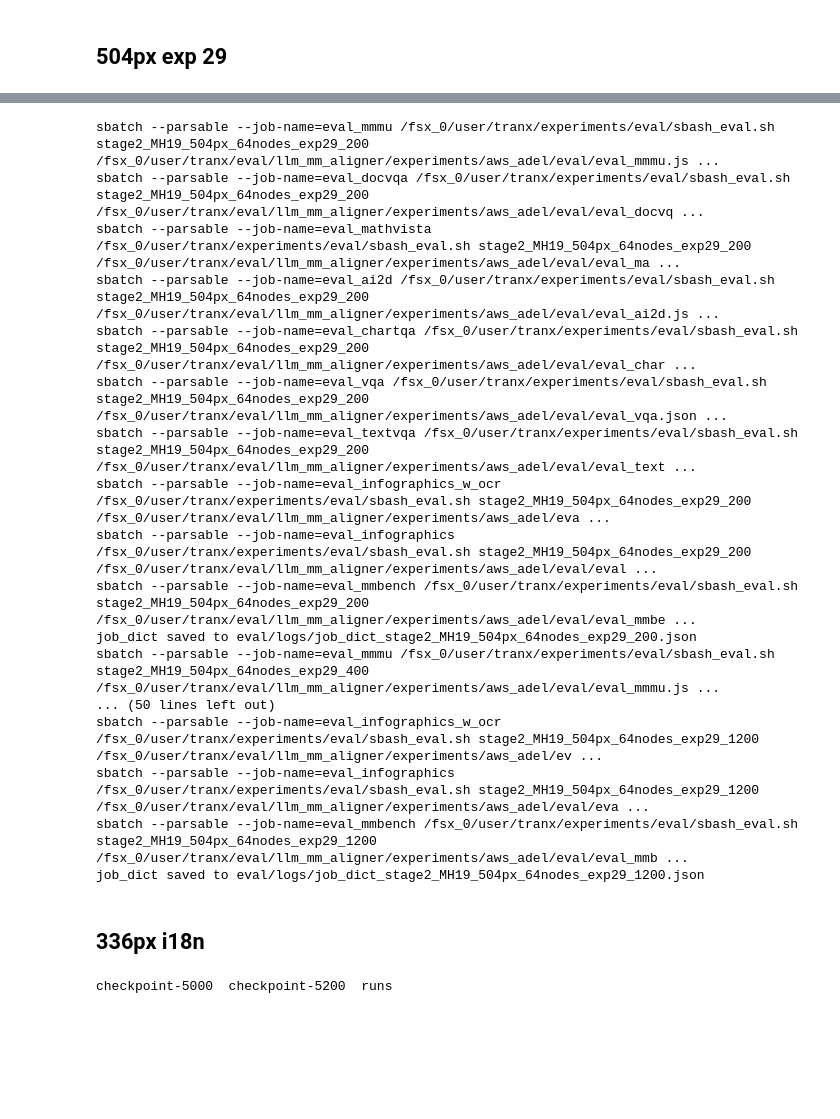
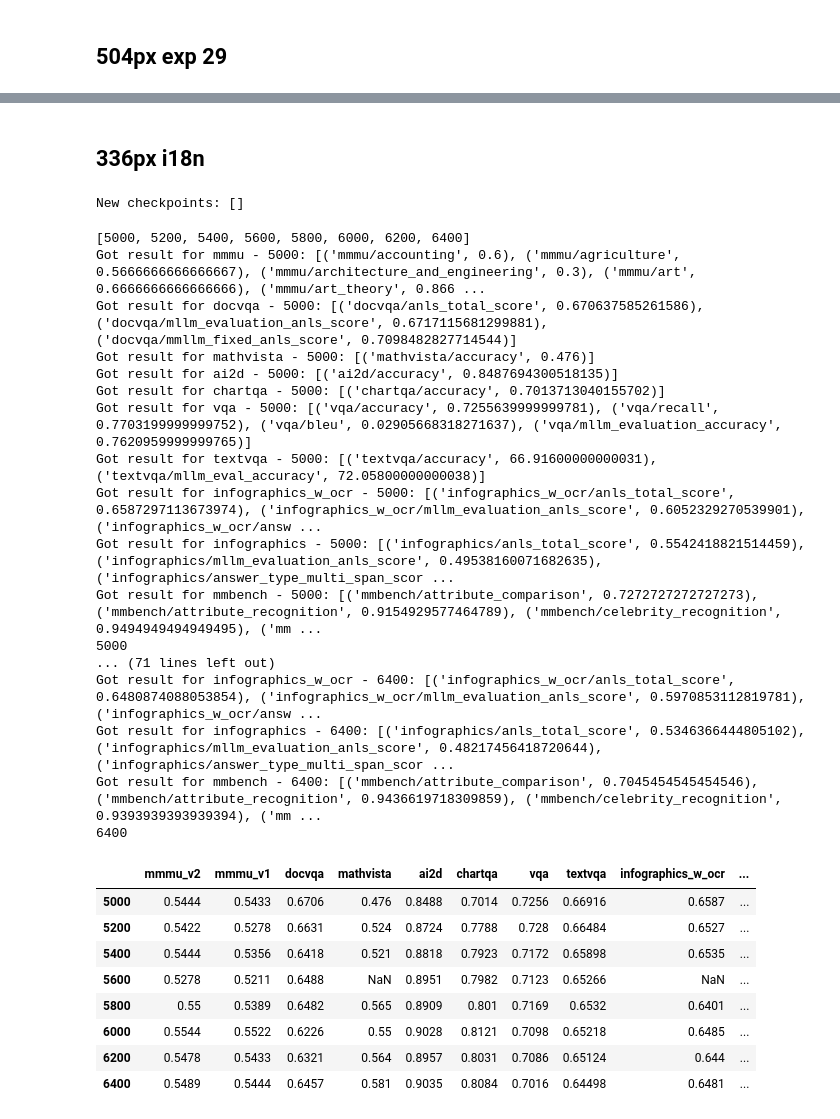
Before and after one commit to harrytranx/experiments, a Jupyter notebook: eval.ipynb, the cells around one changed output, grey strips where cells are left out. Cells and saved outputs as stored; diff of their text form; code cells hidden in the pictures; blank space fills up the shorter version.

```diff
--- a/eval.ipynb
+++ b/eval.ipynb
@@ -454,34 +492,40 @@ checkpoint-1200  checkpoint-400  checkpoint-800
-# %%
-checkpoints = [200, 400, 600, 800, 1000, 1200]
-for c in checkpoints:
-    plan_dict = eval_helper.run_eval_plan(
-        eval_base_sbatch=EVAL_SBATCH,
-        eval_plan=f"stage2_MH19_504px_64nodes_exp29_{c}",
-        eval_config_dir=EVAL_CONFIG_DIR,
-        checkpoint_dir="/fsx_0/checkpoints/tranx/MM9-Stage2-70B/MH19_504px_64nodes_exp29",
-        checkpoints=[c]
-    )
-# %% [output]
-sbatch --parsable --job-name=eval_mmmu /fsx_0/user/tranx/experiments/eval/sbash_eval.sh stage2_MH19_504px_64nodes_exp29_200 /fsx_0/user/tranx/eval/llm_mm_aligner/experiments/aws_adel/eval/eval_mmmu.js ...
-sbatch --parsable --job-name=eval_docvqa /fsx_0/user/tranx/experiments/eval/sbash_eval.sh stage2_MH19_504px_64nodes_exp29_200 /fsx_0/user/tranx/eval/llm_mm_aligner/experiments/aws_adel/eval/eval_docvq ...
-sbatch --parsable --job-name=eval_mathvista /fsx_0/user/tranx/experiments/eval/sbash_eval.sh stage2_MH19_504px_64nodes_exp29_200 /fsx_0/user/tranx/eval/llm_mm_aligner/experiments/aws_adel/eval/eval_ma ...
-sbatch --parsable --job-name=eval_ai2d /fsx_0/user/tranx/experiments/eval/sbash_eval.sh stage2_MH19_504px_64nodes_exp29_200 /fsx_0/user/tranx/eval/llm_mm_aligner/experiments/aws_adel/eval/eval_ai2d.js ...
-sbatch --parsable --job-name=eval_chartqa /fsx_0/user/tranx/experiments/eval/sbash_eval.sh stage2_MH19_504px_64nodes_exp29_200 /fsx_0/user/tranx/eval/llm_mm_aligner/experiments/aws_adel/eval/eval_char ...
-sbatch --parsable --job-name=eval_vqa /fsx_0/user/tranx/experiments/eval/sbash_eval.sh stage2_MH19_504px_64nodes_exp29_200 /fsx_0/user/tranx/eval/llm_mm_aligner/experiments/aws_adel/eval/eval_vqa.json ...
-sbatch --parsable --job-name=eval_textvqa /fsx_0/user/tranx/experiments/eval/sbash_eval.sh stage2_MH19_504px_64nodes_exp29_200 /fsx_0/user/tranx/eval/llm_mm_aligner/experiments/aws_adel/eval/eval_text ...
-sbatch --parsable --job-name=eval_infographics_w_ocr /fsx_0/user/tranx/experiments/eval/sbash_eval.sh stage2_MH19_504px_64nodes_exp29_200 /fsx_0/user/tranx/eval/llm_mm_aligner/experiments/aws_adel/eva ...
-sbatch --parsable --job-name=eval_infographics /fsx_0/user/tranx/experiments/eval/sbash_eval.sh stage2_MH19_504px_64nodes_exp29_200 /fsx_0/user/tranx/eval/llm_mm_aligner/experiments/aws_adel/eval/eval ...
-sbatch --parsable --job-name=eval_mmbench /fsx_0/user/tranx/experiments/eval/sbash_eval.sh stage2_MH19_504px_64nodes_exp29_200 /fsx_0/user/tranx/eval/llm_mm_aligner/experiments/aws_adel/eval/eval_mmbe ...
-job_dict saved to eval/logs/job_dict_stage2_MH19_504px_64nodes_exp29_200.json
-sbatch --parsable --job-name=eval_mmmu /fsx_0/user/tranx/experiments/eval/sbash_eval.sh stage2_MH19_504px_64nodes_exp29_400 /fsx_0/user/tranx/eval/llm_mm_aligner/experiments/aws_adel/eval/eval_mmmu.js ...
-... (50 lines left out)
-sbatch --parsable --job-name=eval_infographics_w_ocr /fsx_0/user/tranx/experiments/eval/sbash_eval.sh stage2_MH19_504px_64nodes_exp29_1200 /fsx_0/user/tranx/eval/llm_mm_aligner/experiments/aws_adel/ev ...
-sbatch --parsable --job-name=eval_infographics /fsx_0/user/tranx/experiments/eval/sbash_eval.sh stage2_MH19_504px_64nodes_exp29_1200 /fsx_0/user/tranx/eval/llm_mm_aligner/experiments/aws_adel/eval/eva ...
-sbatch --parsable --job-name=eval_mmbench /fsx_0/user/tranx/experiments/eval/sbash_eval.sh stage2_MH19_504px_64nodes_exp29_1200 /fsx_0/user/tranx/eval/llm_mm_aligner/experiments/aws_adel/eval/eval_mmb ...
-job_dict saved to eval/logs/job_dict_stage2_MH19_504px_64nodes_exp29_1200.json
 # %% [markdown]
 ## 336px i18n
+# %%
+eval_helper.run_eval_sweep(
+    output_dir=f"/fsx_0/checkpoints/tranx/MM9-Stage2-70B/MH19_336px_64nodes_i18n",
+    eval_sbatch=EVAL_SBATCH,
+    eval_config_dir=EVAL_CONFIG_DIR,
+    aligner_parent_dir=ALIGNER_CODE_DIR,
+)
+# %% [output]
+New checkpoints: []
 # %%
-!ls /fsx_0/checkpoints/tranx/MM9-Stage2-70B/MH19_336px_64nodes_i18n
+eval_helper.get_eval_scores_all("/fsx_0/checkpoints/tranx/MM9-Stage2-70B/MH19_336px_64nodes_i18n")
 # %% [output]
-checkpoint-5000  checkpoint-5200  runs
+[5000, 5200, 5400, 5600, 5800, 6000, 6200, 6400]
+Got result for mmmu - 5000: [('mmmu/accounting', 0.6), ('mmmu/agriculture', 0.5666666666666667), ('mmmu/architecture_and_engineering', 0.3), ('mmmu/art', 0.6666666666666666), ('mmmu/art_theory', 0.866 ...
+Got result for docvqa - 5000: [('docvqa/anls_total_score', 0.670637585261586), ('docvqa/mllm_evaluation_anls_score', 0.6717115681299881), ('docvqa/mmllm_fixed_anls_score', 0.7098482827714544)]
+Got result for mathvista - 5000: [('mathvista/accuracy', 0.476)]
+Got result for ai2d - 5000: [('ai2d/accuracy', 0.8487694300518135)]
+Got result for chartqa - 5000: [('chartqa/accuracy', 0.7013713040155702)]
+Got result for vqa - 5000: [('vqa/accuracy', 0.7255639999999781), ('vqa/recall', 0.7703199999999752), ('vqa/bleu', 0.02905668318271637), ('vqa/mllm_evaluation_accuracy', 0.7620959999999765)]
+Got result for textvqa - 5000: [('textvqa/accuracy', 66.91600000000031), ('textvqa/mllm_eval_accuracy', 72.05800000000038)]
+Got result for infographics_w_ocr - 5000: [('infographics_w_ocr/anls_total_score', 0.6587297113673974), ('infographics_w_ocr/mllm_evaluation_anls_score', 0.6052329270539901), ('infographics_w_ocr/answ ...
+Got result for infographics - 5000: [('infographics/anls_total_score', 0.5542418821514459), ('infographics/mllm_evaluation_anls_score', 0.49538160071682635), ('infographics/answer_type_multi_span_scor ...
+Got result for mmbench - 5000: [('mmbench/attribute_comparison', 0.7272727272727273), ('mmbench/attribute_recognition', 0.9154929577464789), ('mmbench/celebrity_recognition', 0.9494949494949495), ('mm ...
+5000
+... (71 lines left out)
+Got result for infographics_w_ocr - 6400: [('infographics_w_ocr/anls_total_score', 0.6480874088053854), ('infographics_w_ocr/mllm_evaluation_anls_score', 0.5970853112819781), ('infographics_w_ocr/answ ...
+Got result for infographics - 6400: [('infographics/anls_total_score', 0.5346366444805102), ('infographics/mllm_evaluation_anls_score', 0.48217456418720644), ('infographics/answer_type_multi_span_scor ...
+Got result for mmbench - 6400: [('mmbench/attribute_comparison', 0.7045454545454546), ('mmbench/attribute_recognition', 0.9436619718309859), ('mmbench/celebrity_recognition', 0.9393939393939394), ('mm ...
+6400
+|  | mmmu_v2 | mmmu_v1 | docvqa | mathvista | ai2d | chartqa | vqa | textvqa | infographics_w_ocr | ... |
+| 5000 | 0.5444 | 0.5433 | 0.6706 | 0.476 | 0.8488 | 0.7014 | 0.7256 | 0.66916 | 0.6587 | ... |
+| 5200 | 0.5422 | 0.5278 | 0.6631 | 0.524 | 0.8724 | 0.7788 | 0.728 | 0.66484 | 0.6527 | ... |
+| 5400 | 0.5444 | 0.5356 | 0.6418 | 0.521 | 0.8818 | 0.7923 | 0.7172 | 0.65898 | 0.6535 | ... |
+| 5600 | 0.5278 | 0.5211 | 0.6488 | NaN | 0.8951 | 0.7982 | 0.7123 | 0.65266 | NaN | ... |
+| 5800 | 0.55 | 0.5389 | 0.6482 | 0.565 | 0.8909 | 0.801 | 0.7169 | 0.6532 | 0.6401 | ... |
+| 6000 | 0.5544 | 0.5522 | 0.6226 | 0.55 | 0.9028 | 0.8121 | 0.7098 | 0.65218 | 0.6485 | ... |
+| 6200 | 0.5478 | 0.5433 | 0.6321 | 0.564 | 0.8957 | 0.8031 | 0.7086 | 0.65124 | 0.644 | ... |
+| 6400 | 0.5489 | 0.5444 | 0.6457 | 0.581 | 0.9035 | 0.8084 | 0.7016 | 0.64498 | 0.6481 | ... |
```
Also changed, not shown: parts of 15 cells of this notebook, 7 other files.
